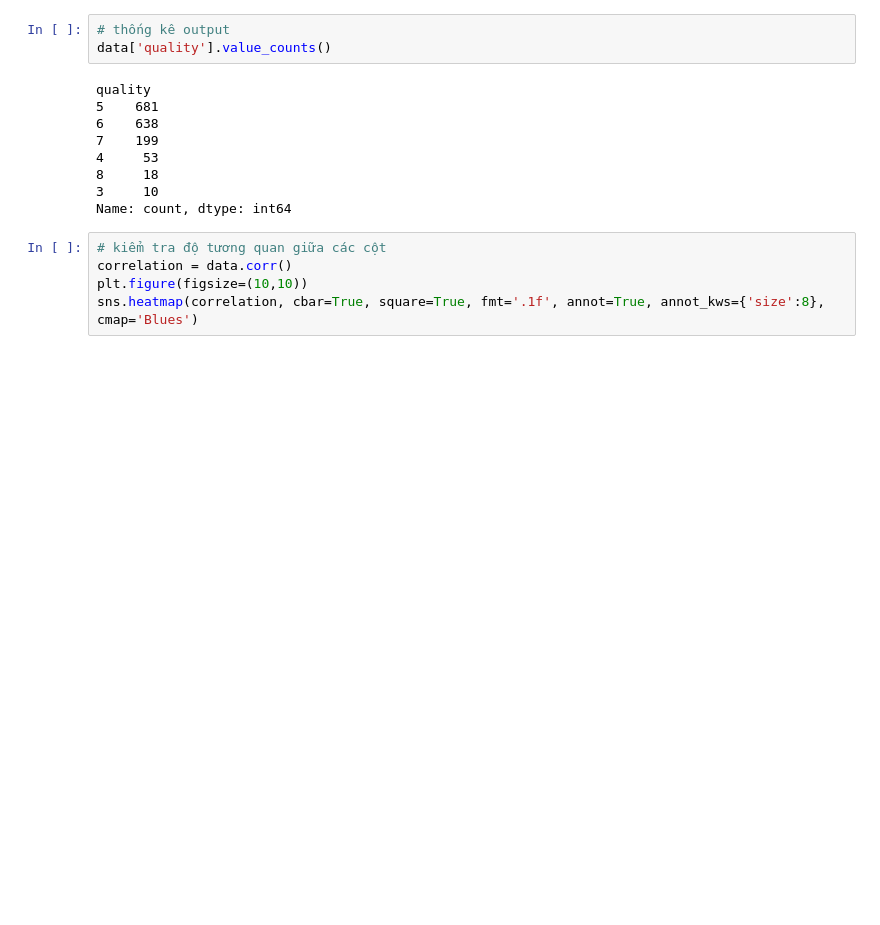
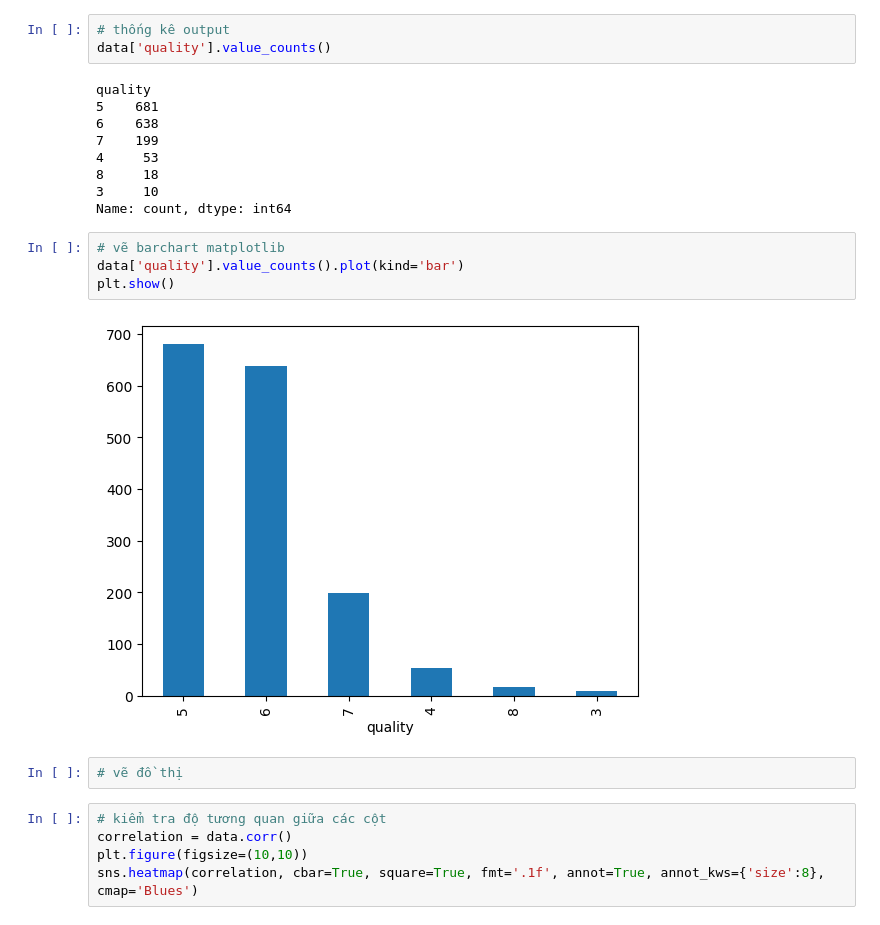
Before and after one commit to vuthanhlam848/DTA, a Jupyter notebook: EDA.ipynb, the cells around one changed output. Cells and saved outputs as stored; diff of their text form; blank space fills up the shorter version.

```diff
--- a/EDA.ipynb
+++ b/EDA.ipynb
@@ -45,6 +57,14 @@ quality
 8     18
 3     10
 Name: count, dtype: int64
+# %%
+# vẽ barchart matplotlib
+data['quality'].value_counts().plot(kind='bar')
+plt.show()
+# %% [output]
+[figure, added]
+# %%
+# vẽ đồ thị
 # %%
 # kiểm tra độ tương quan giữa các cột
 correlation = data.corr()
```
Also changed, not shown: parts of 14 cells of this notebook, 1 other file.
